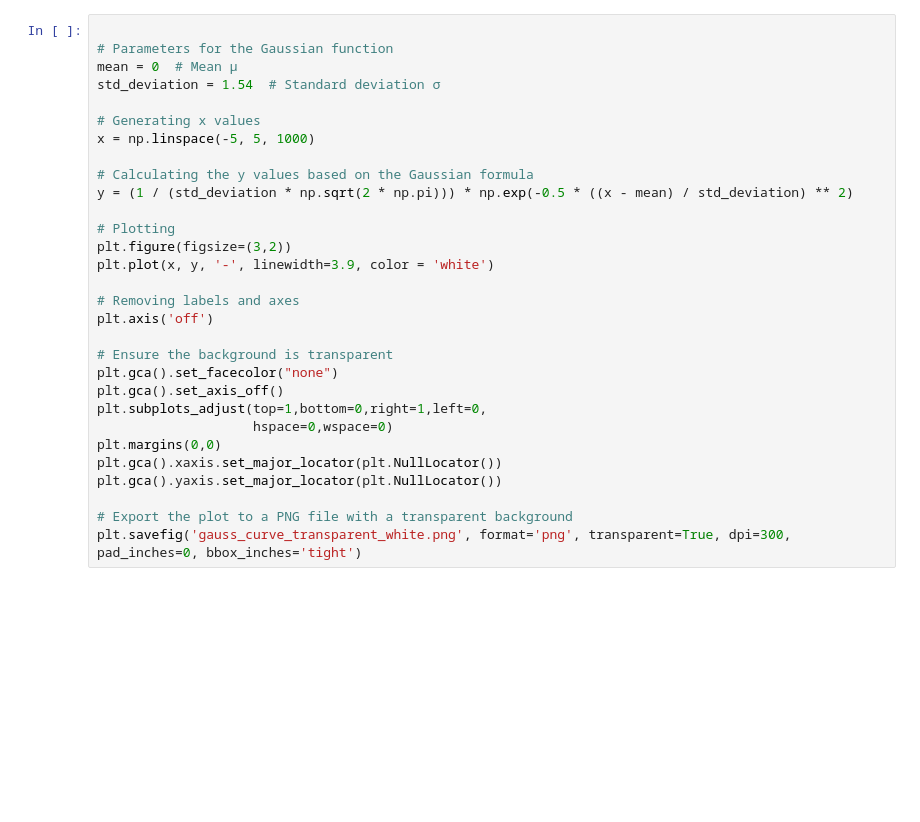
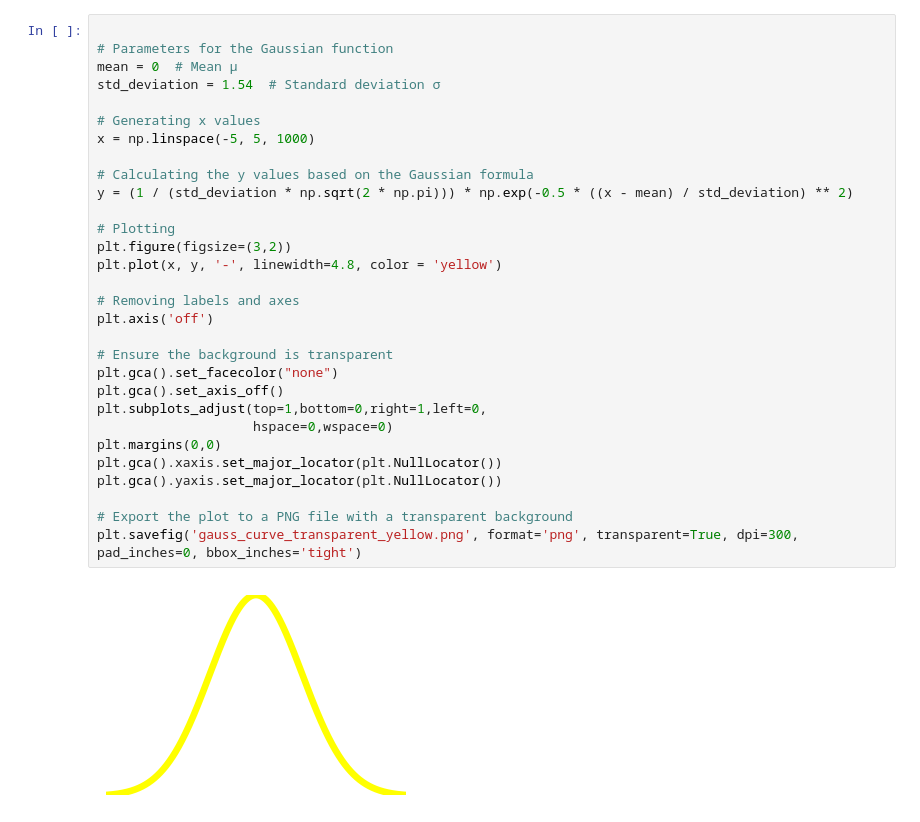
Before and after one commit to TobsTha/BA_code, a Jupyter notebook: Graphics/Gauss/gauss.ipynb, the cells around one changed output. Drawn from its saved outputs; the diff is of its cells as text.

```diff
--- a/Graphics/Gauss/gauss.ipynb
+++ b/Graphics/Gauss/gauss.ipynb
@@ -26,32 +26,32 @@ plt.savefig('gauss_curve.svg', format='svg', bbox_inches='tight')
 # %%
 
 # Parameters for the Gaussian function
 mean = 0  # Mean µ
 std_deviation = 1.54  # Standard deviation σ
 
 # Generating x values
 x = np.linspace(-5, 5, 1000)
 
 # Calculating the y values based on the Gaussian formula
 y = (1 / (std_deviation * np.sqrt(2 * np.pi))) * np.exp(-0.5 * ((x - mean) / std_deviation) ** 2)
 
 # Plotting
 plt.figure(figsize=(3,2))
-plt.plot(x, y, '-', linewidth=3.9, color = 'white')
+plt.plot(x, y, '-', linewidth=4.8, color = 'yellow')
 
 # Removing labels and axes
 plt.axis('off')
 
 # Ensure the background is transparent
 plt.gca().set_facecolor("none")
 plt.gca().set_axis_off()
 plt.subplots_adjust(top=1,bottom=0,right=1,left=0,
                     hspace=0,wspace=0)
 plt.margins(0,0)
 plt.gca().xaxis.set_major_locator(plt.NullLocator())
 plt.gca().yaxis.set_major_locator(plt.NullLocator())
 
 # Export the plot to a PNG file with a transparent background
-plt.savefig('gauss_curve_transparent_white.png', format='png', transparent=True, dpi=300, pad_inches=0, bbox_inches='tight')
+plt.savefig('gauss_curve_transparent_yellow.png', format='png', transparent=True, dpi=300, pad_inches=0, bbox_inches='tight')
 # %% [output]
-[figure, old version]
+[figure, new version]
```
Also changed, not shown: parts of 1 cell of this notebook, 7 other files.
